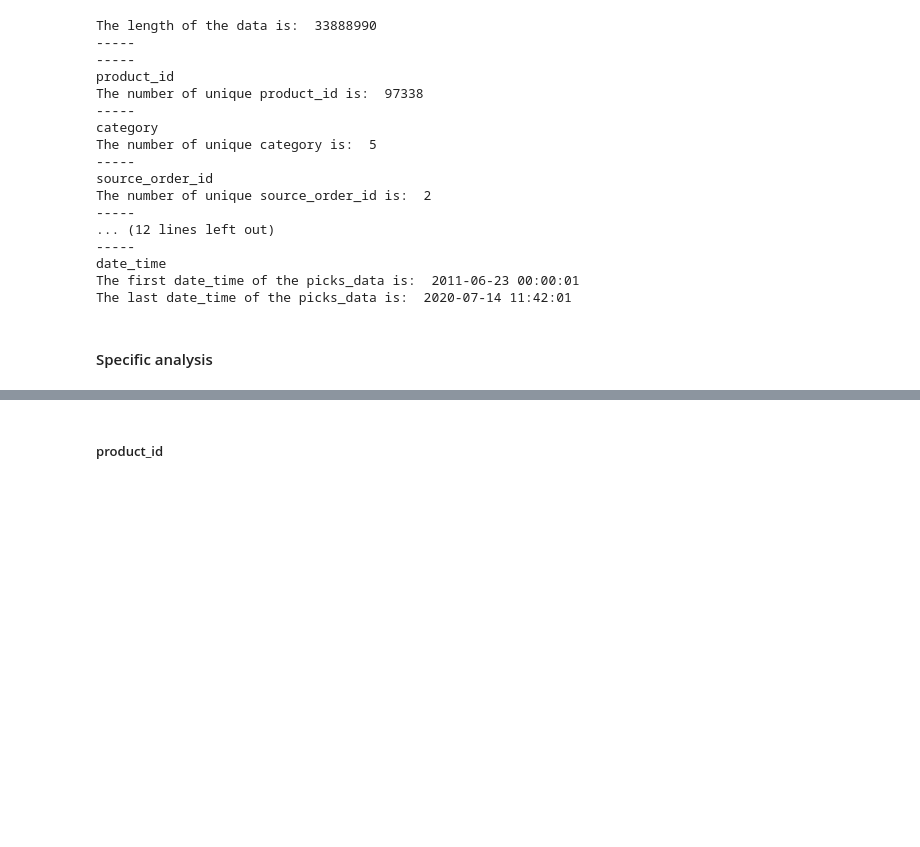
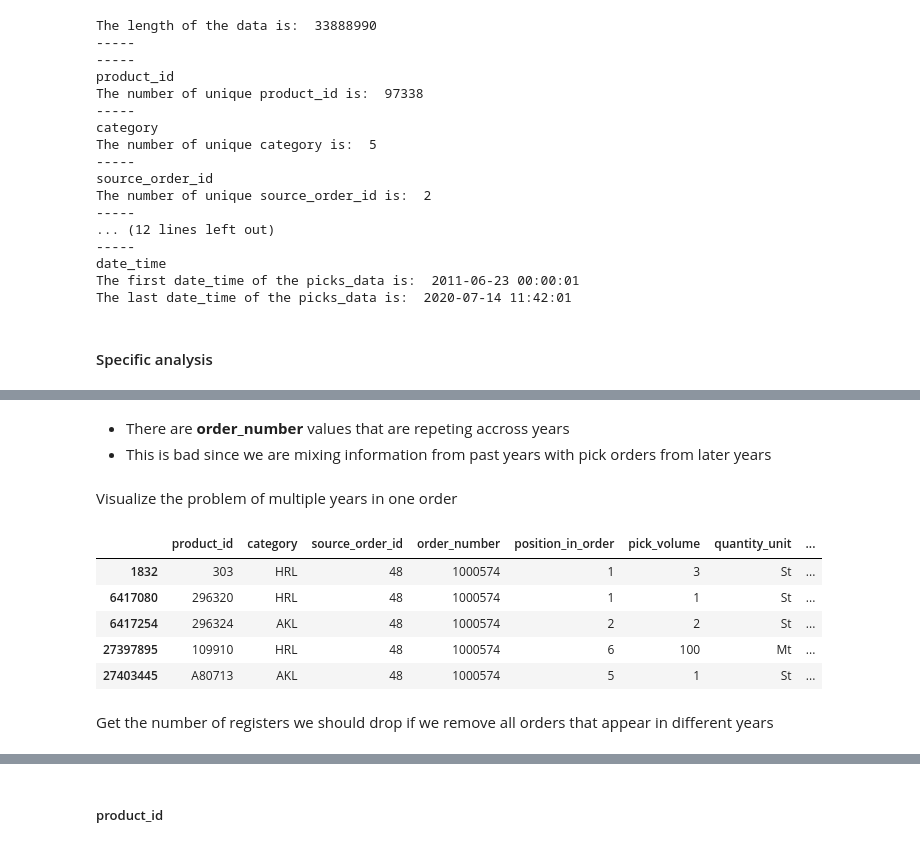
Before and after one commit to aleksandarkling/OBETAWarehousingAnalyticsProject, a Jupyter notebook: Step 1 - Preparing Data/pick_data.ipynb, the cells around one changed output, grey strips where cells are left out. Cells and saved outputs as stored; diff of their text form; code cells hidden in the pictures; blank space fills up the shorter version.

Commit message:
Step 1 - Droping Years

```diff
--- a/Step 1 - Preparing Data/pick_data.ipynb
+++ b/Step 1 - Preparing Data/pick_data.ipynb
@@ -231,2 +228,0 @@ Save pick_data
-# %%
-pick_data = pick_data.copy()
@@ -263,0 +262,4 @@ The last date_time of the picks_data is:  2020-07-14 11:42:01
+# %%
+# create new column with year of date_time
+pick_data["year"] = pick_data.date_time.dt.year
+pick_data.head()
@@ -263,0 +307,16 @@ The last date_time of the picks_data is:  2020-07-14 11:42:01
+# %% [markdown]
+* There are **order_number** values that are repeting accross years
+* This is bad since we are mixing information from past years with pick orders from later years
+# %% [markdown]
+Visualize the problem of multiple years in one order
+# %%
+pick_data[pick_data["order_number"] == "1000574"]
+# %% [output]
+|  | product_id | category | source_order_id | order_number | position_in_order | pick_volume | quantity_unit | ... |
+| 1832 | 303 | HRL | 48 | 1000574 | 1 | 3 | St | ... |
+| 6417080 | 296320 | HRL | 48 | 1000574 | 1 | 1 | St | ... |
+| 6417254 | 296324 | AKL | 48 | 1000574 | 2 | 2 | St | ... |
+| 27397895 | 109910 | HRL | 48 | 1000574 | 6 | 100 | Mt | ... |
+| 27403445 | A80713 | AKL | 48 | 1000574 | 5 | 1 | St | ... |
+# %% [markdown]
+Get the number of registers we should drop if we remove all orders that appear in different years
```
Also changed, not shown: parts of 60 cells of this notebook, 1 other file.
